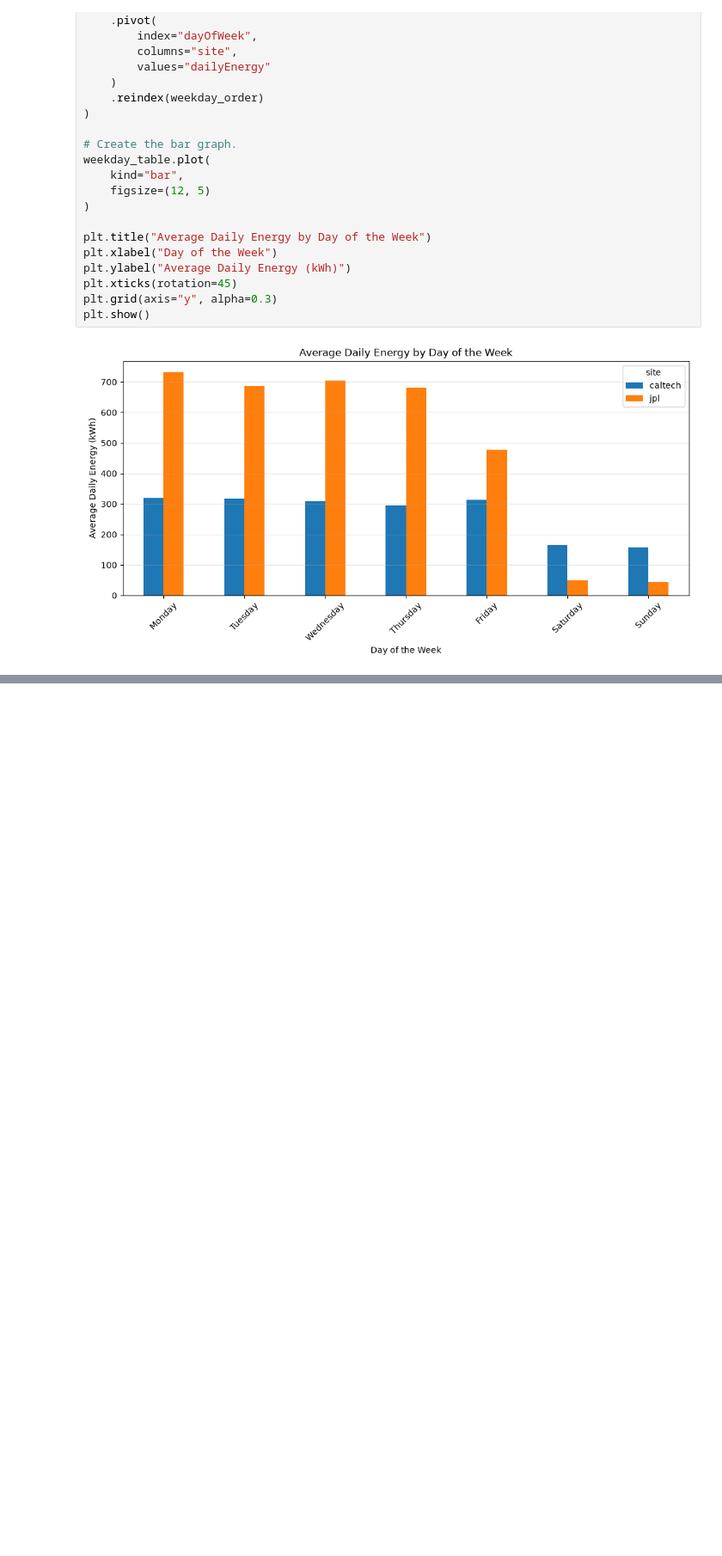
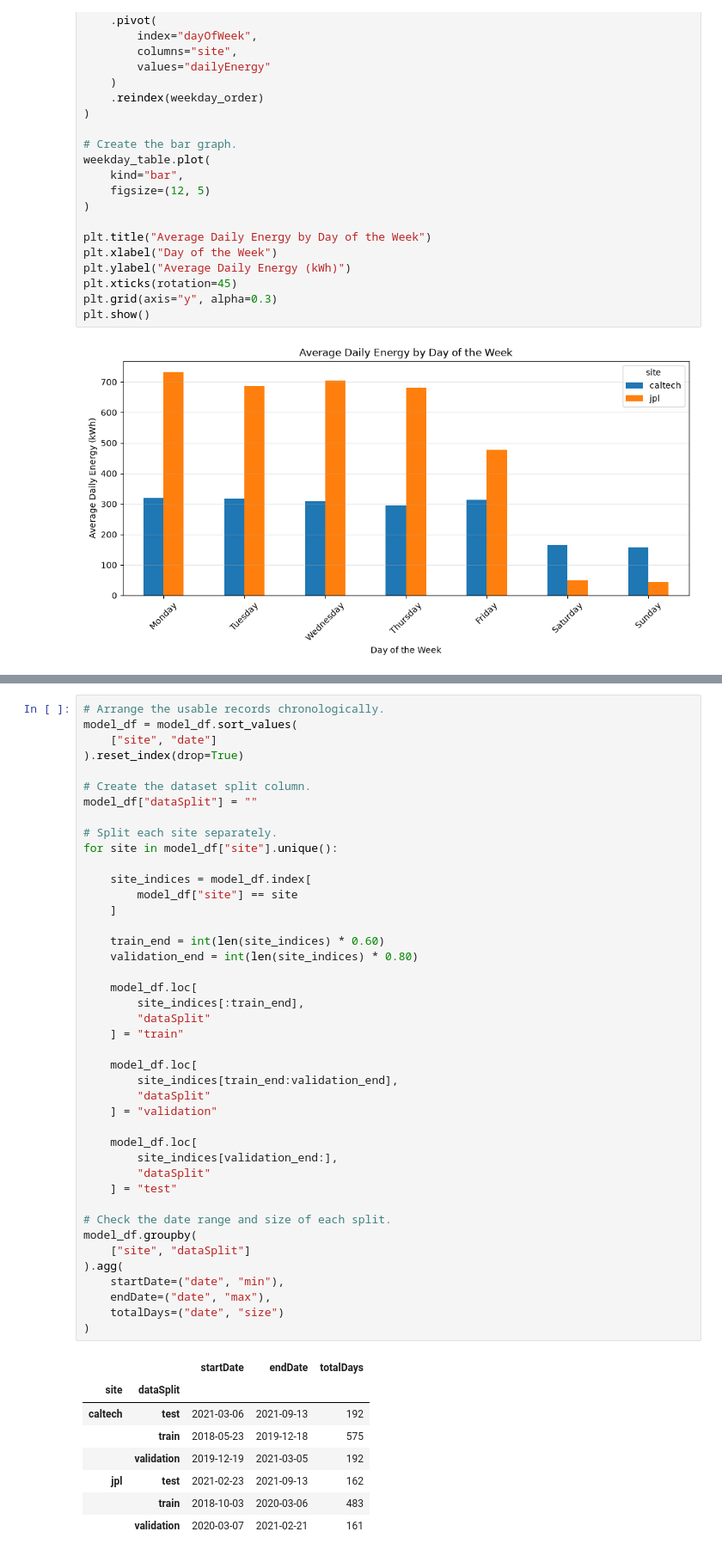
Before and after one commit to mikedalanon/EV-Thesis, a Jupyter notebook: EV_ConceptDriftAware_Thesis.ipynb, the cells around one changed output, grey strips where cells are left out. Shown at 86% size. Drawn from its saved outputs; the diff is of its cells as text; blank space fills up the shorter version.

Commit message:
Processing: ML Train/Test and EValuation

```diff
--- a/EV_ConceptDriftAware_Thesis.ipynb
+++ b/EV_ConceptDriftAware_Thesis.ipynb
@@ -504,0 +615,51 @@ plt.show()
+# %%
+# Arrange the usable records chronologically.
+model_df = model_df.sort_values(
+    ["site", "date"]
+).reset_index(drop=True)
+
+# Create the dataset split column.
+model_df["dataSplit"] = ""
+
+# Split each site separately.
+for site in model_df["site"].unique():
+
+    site_indices = model_df.index[
+        model_df["site"] == site
+    ]
+
+    train_end = int(len(site_indices) * 0.60)
+    validation_end = int(len(site_indices) * 0.80)
+
+    model_df.loc[
+        site_indices[:train_end],
+        "dataSplit"
+    ] = "train"
+
+    model_df.loc[
+        site_indices[train_end:validation_end],
+        "dataSplit"
+    ] = "validation"
+
+    model_df.loc[
+        site_indices[validation_end:],
+        "dataSplit"
+    ] = "test"
+
+# Check the date range and size of each split.
+model_df.groupby(
+    ["site", "dataSplit"]
+).agg(
+    startDate=("date", "min"),
+    endDate=("date", "max"),
+    totalDays=("date", "size")
+)
+# %% [output]
+|  |  | startDate | endDate | totalDays |
+| site | dataSplit |  |  |  |
+| caltech | test | 2021-03-06 | 2021-09-13 | 192 |
+|  | train | 2018-05-23 | 2019-12-18 | 575 |
+|  | validation | 2019-12-19 | 2021-03-05 | 192 |
+| jpl | test | 2021-02-23 | 2021-09-13 | 162 |
+|  | train | 2018-10-03 | 2020-03-06 | 483 |
+|  | validation | 2020-03-07 | 2021-02-21 | 161 |
```
Also changed, not shown: parts of 10 cells of this notebook.
